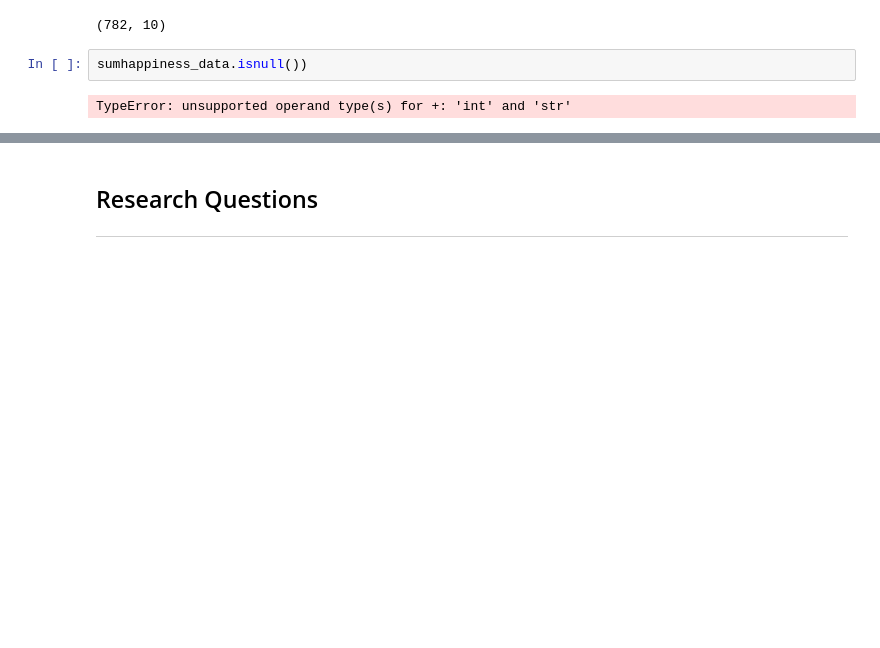
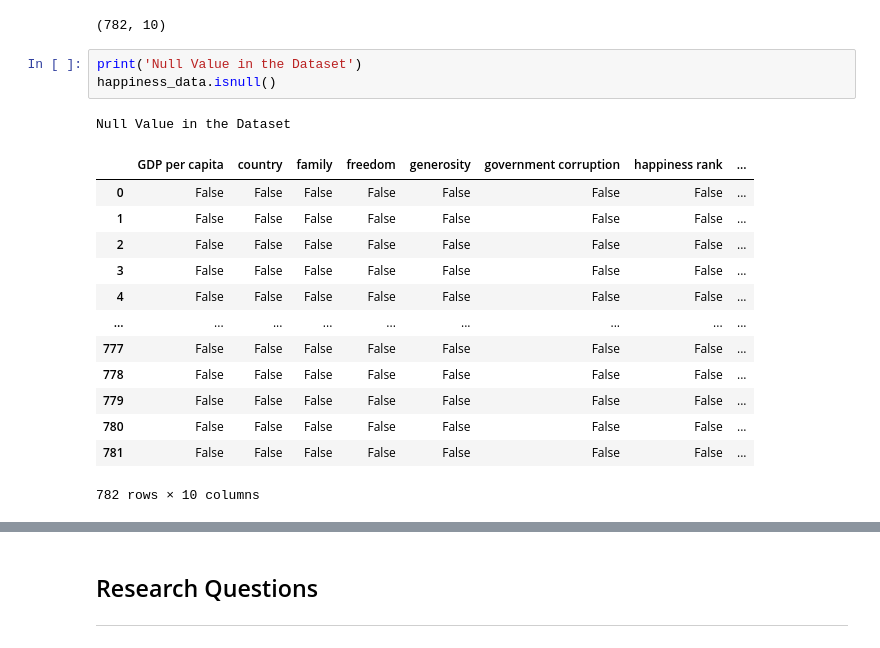
Before and after one commit to Benjaminnnnnn/CSE-163-FINAL-PROJECT, a Jupyter notebook: World_Happiness_Analysis.ipynb, the cells around one changed output, grey strips where cells are left out. Cells and saved outputs as stored; diff of their text form; blank space fills up the shorter version.

Commit message:
data cleaning

```diff
--- a/World_Happiness_Analysis.ipynb
+++ b/World_Happiness_Analysis.ipynb
@@ -164,7 +164,21 @@ happiness_data = pd.concat(dataframes, ignore_index=True)
 happiness_data.shape
 # %% [output]
 (782, 10)
-# %%
-sumhappiness_data.isnull())
-# %% [output]
-TypeError: unsupported operand type(s) for +: 'int' and 'str'
+# %%
+print('Null Value in the Dataset')
+happiness_data.isnull()
+# %% [output]
+Null Value in the Dataset
+|  | GDP per capita | country | family | freedom | generosity | government corruption | happiness rank | ... |
+| 0 | False | False | False | False | False | False | False | ... |
+| 1 | False | False | False | False | False | False | False | ... |
+| 2 | False | False | False | False | False | False | False | ... |
+| 3 | False | False | False | False | False | False | False | ... |
+| 4 | False | False | False | False | False | False | False | ... |
+| ... | ... | ... | ... | ... | ... | ... | ... | ... |
+| 777 | False | False | False | False | False | False | False | ... |
+| 778 | False | False | False | False | False | False | False | ... |
+| 779 | False | False | False | False | False | False | False | ... |
+| 780 | False | False | False | False | False | False | False | ... |
+| 781 | False | False | False | False | False | False | False | ... |
+782 rows × 10 columns
```
Also changed, not shown: parts of 3 cells of this notebook, 1 other file.
